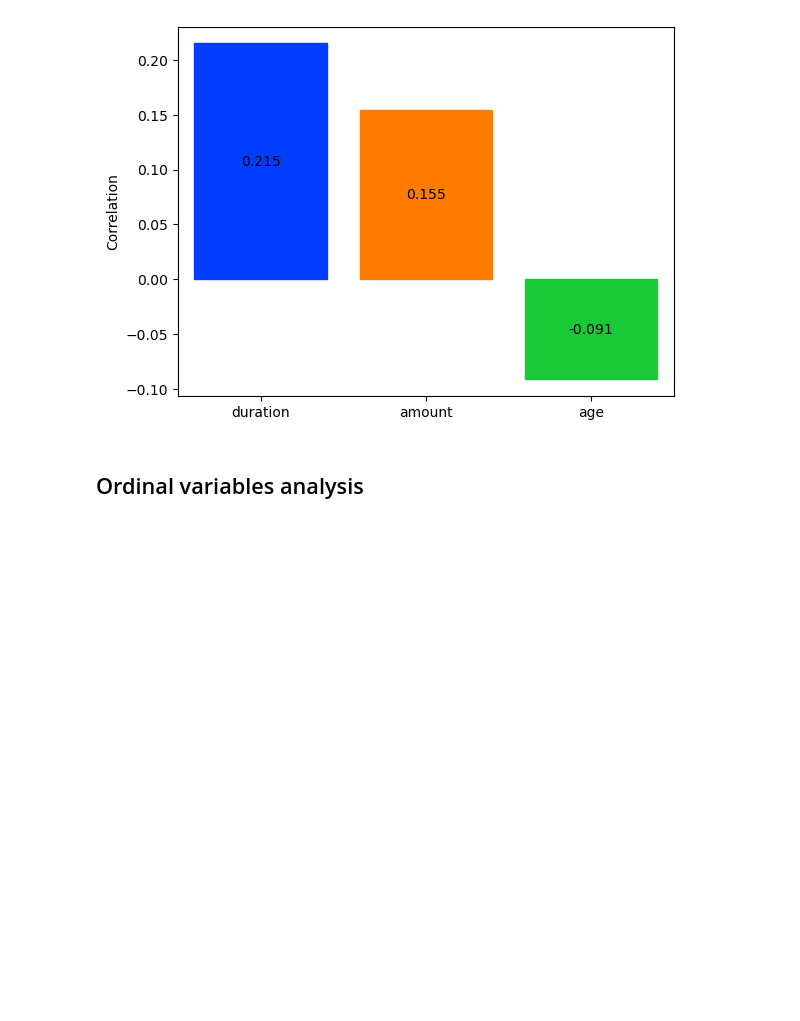
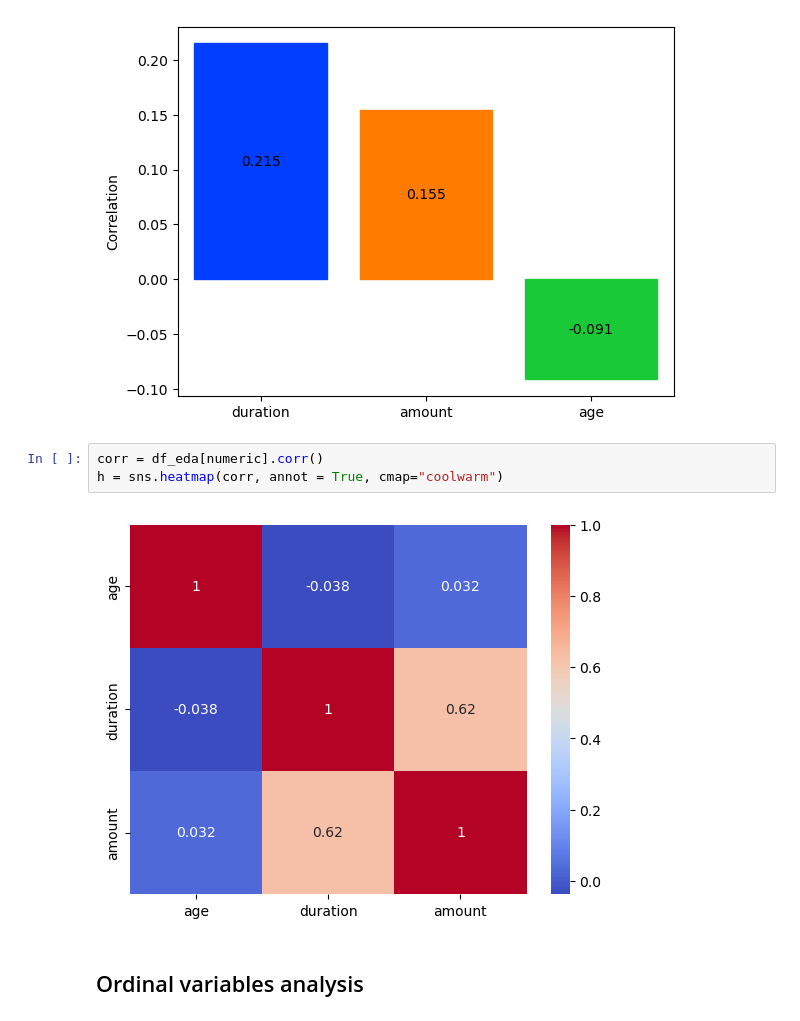
Before and after one commit to Grzesiesz/Credit-Risk-Prediction, a Jupyter notebook: south_german_credit/notebooks/EDA.ipynb, the cells around one changed output. Saved outputs shown, nothing was run; the diff lists cells and outputs as text; blank space fills up the shorter version.

```diff
--- a/south_german_credit/notebooks/EDA.ipynb
+++ b/south_german_credit/notebooks/EDA.ipynb
@@ -261,6 +261,11 @@ for patch, col in zip(p.patches, colors):
 plt.ylabel('Correlation');
 # %% [output]
 [figure]
+# %%
+corr = df_eda[numeric].corr()
+h = sns.heatmap(corr, annot = True, cmap="coolwarm")
+# %% [output]
+[figure, added]
 # %% [markdown]
 ## Ordinal variables analysis
 # %%
```
Also changed, not shown: parts of 21 cells of this notebook.
